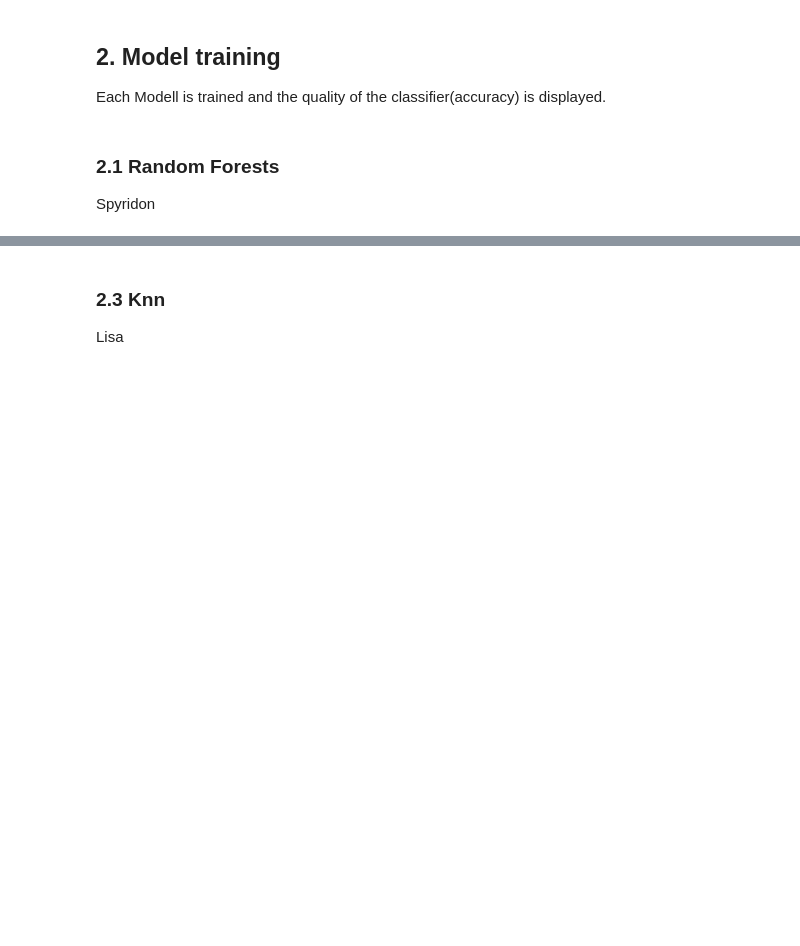
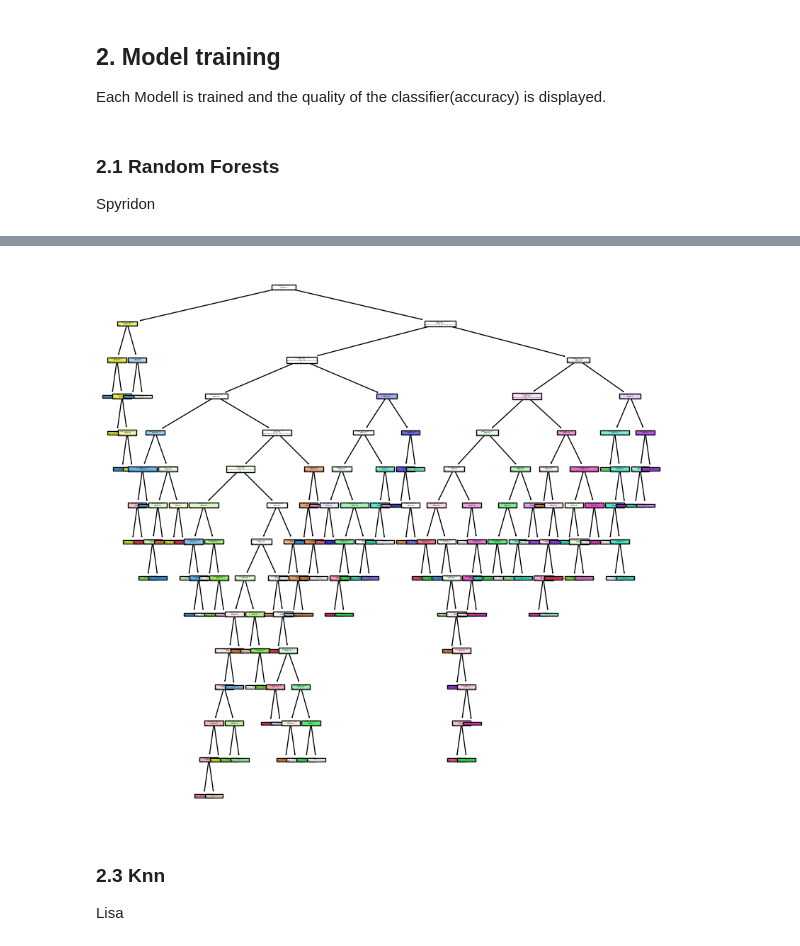
Before and after one commit to Spyri/ML_project, a Jupyter notebook: ML_project.ipynb, the cells around one changed output, grey strips where cells are left out. Cells and saved outputs as stored; diff of their text form; code cells hidden in the pictures; blank space fills up the shorter version.

```diff
--- a/ML_project.ipynb
+++ b/ML_project.ipynb
@@ -128,0 +148,7 @@ Jan W.
+# %%
+parameters = {'ccp_alpha':ccp_alphas[:-1].tolist()}
+gs = GridSearchCV(DecisionTreeClassifier(random_state=0), parameters, cv=10, refit=True)
+gs.fit(X_train,y_train)
+tree_best = gs.best_estimator_
+pred = tree_best.predict(X_test)
+print('Accuracy', accuracy_score(y_test, pred))
@@ -129,3 +189,12 @@ Jan W.
+# %%
+fig = plt.figure(figsize=(10,10))
+text = tree.plot_tree(tree_best,
+                   feature_names=X.columns.to_list(),
+                   filled=True)
+
+plt.show()
+# %% [output]
+[figure, added]
 # %% [markdown]
 ### 2.3 Knn
 Lisa
```
Also changed, not shown: parts of 6 cells of this notebook.
